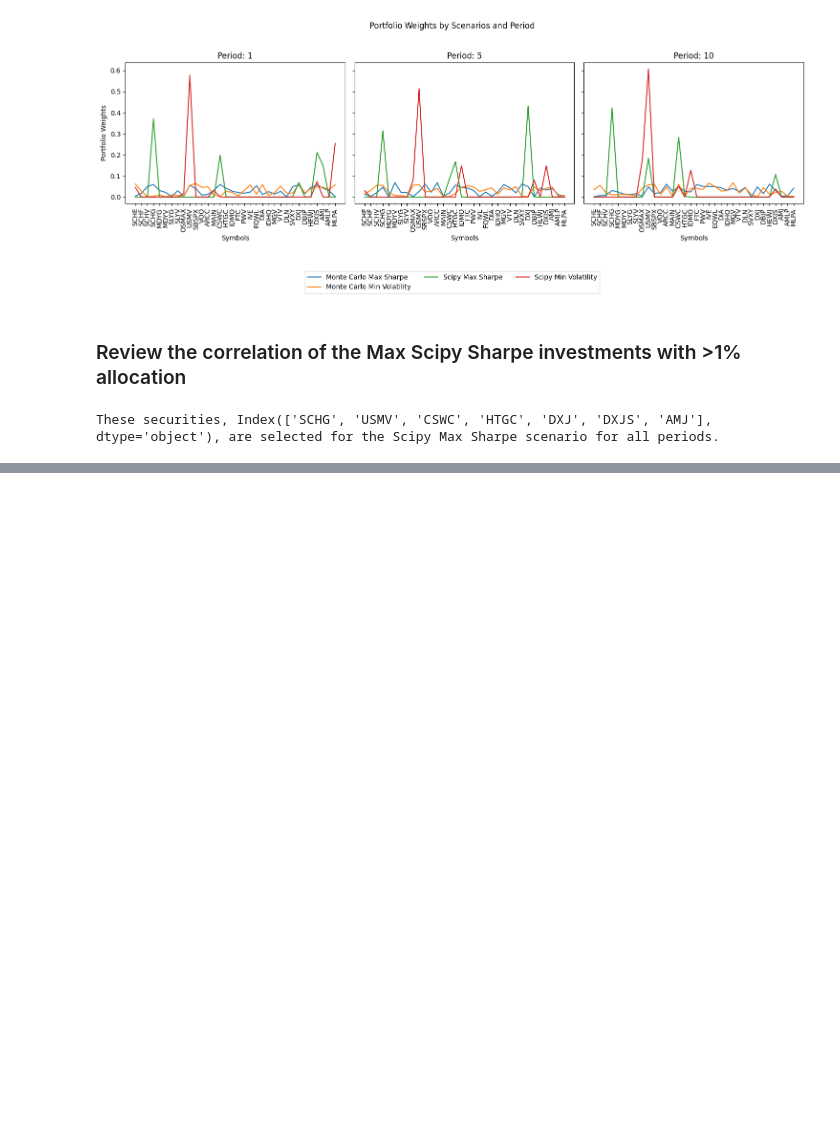
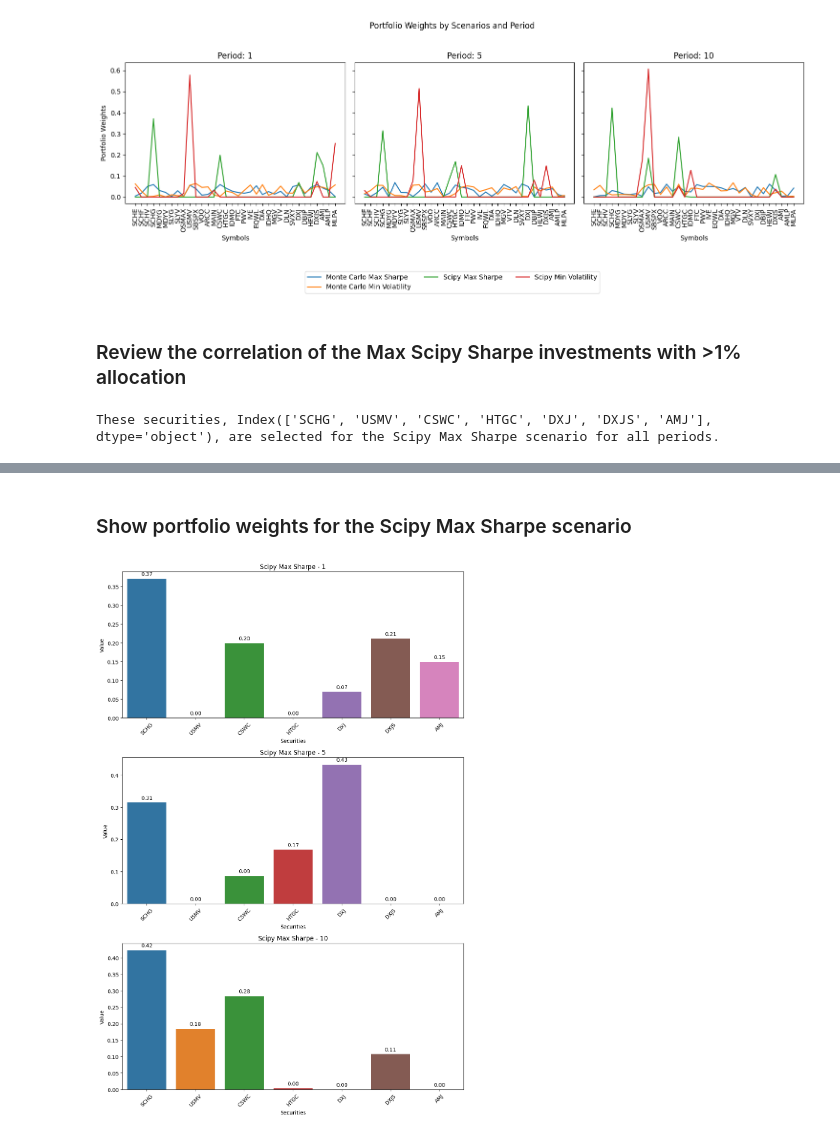
Before and after one commit to sean123174/codeLibrary, a Jupyter notebook: python/portfolio-optimization.ipynb, the cells around one changed output, grey strips where cells are left out. Drawn from its saved outputs; the diff is of its cells as text; code cells hidden in the pictures; blank space fills up the shorter version.

```diff
--- a/python/portfolio-optimization.ipynb
+++ b/python/portfolio-optimization.ipynb
@@ -951,0 +957,39 @@ df.loc[:, scipy_max_sharpe_securities].corr()
+# %% [markdown]
+### Show portfolio weights for the Scipy Max Sharpe scenario
+# %%
+# Filter the dataframe for the 'Scipy Max Sharpe' scenario
+scipy_max_sharpe_df = df_portfolio_metrics_scenarios[df_portfolio_metrics_scenarios['Scenario'] == 'Scipy Max Sharpe']
+
+# Set up the matplotlib figure
+fig, axes = plt.subplots(len(periods), 1, figsize=(10, 5 * len(periods)))
+
+# Check if there is only one period, to avoid indexing issues
+if len(periods) == 1:
+    axes = [axes]
+
+for i, period in enumerate(periods):
+    # Filter the dataframe for the current period
+    period_df = scipy_max_sharpe_df[scipy_max_sharpe_df['Period'] == period]
+
+    # Select only the securities columns for the current period
+    securities_df = period_df.loc[:, scipy_max_sharpe_securities]
+
+    # Plot
+    ax = sns.barplot(data=securities_df, ax=axes[i])
+    axes[i].set_title(f'Scipy Max Sharpe - {period}')
+    axes[i].set_ylabel('Value')
+    axes[i].set_xlabel('Securities')
+    axes[i].tick_params(axis='x', rotation=45)
+
+    # Add labels on top of the bars
+    for p in ax.patches:
+        ax.annotate(format(p.get_height(), '.2f'),
+                    (p.get_x() + p.get_width() / 2., p.get_height()),
+                    ha = 'center', va = 'center',
+                    xytext = (0, 9),
+                    textcoords = 'offset points')
+
+plt.tight_layout()
+plt.show()
+# %% [output]
+[figure, added]
```
Also changed, not shown: parts of 2 cells of this notebook.
